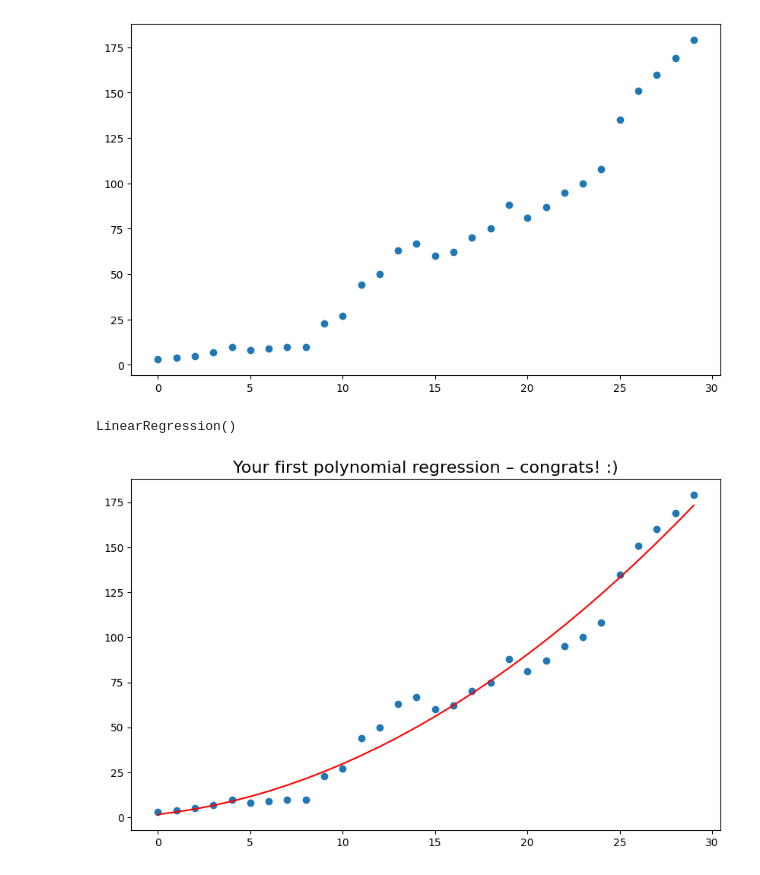
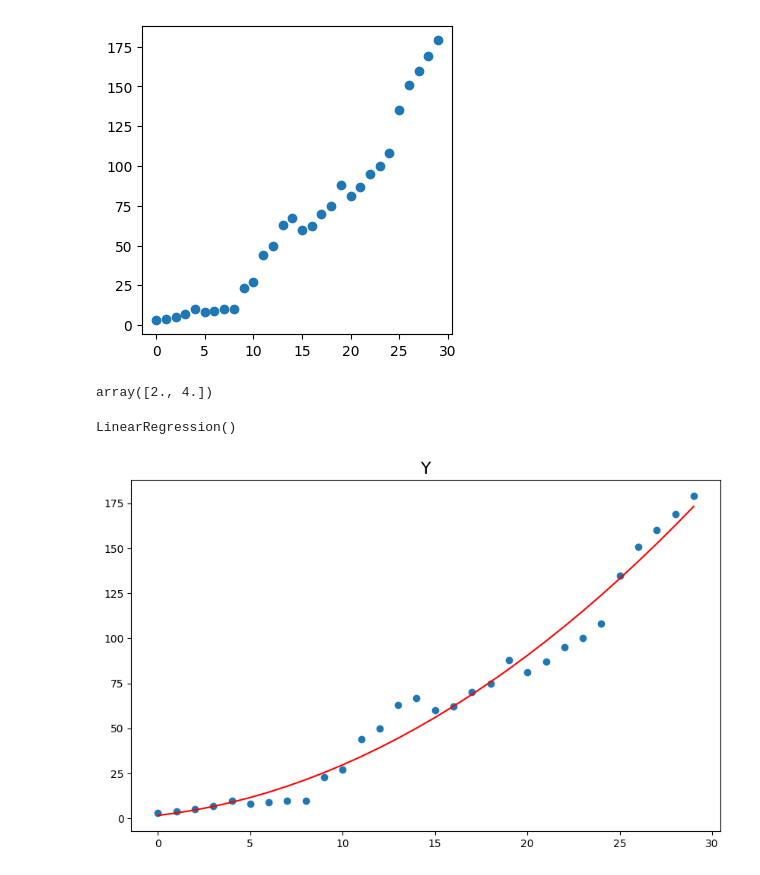
Before and after one commit to MohamadElnomrossie/Alex7, a Jupyter notebook: Polynomial regression.ipynb, the cells around one changed output. Cells and saved outputs as stored; diff of their text form; code cells hidden in the pictures.

```diff
--- a/Polynomial regression.ipynb
+++ b/Polynomial regression.ipynb
@@ -8,16 +8,20 @@ from sklearn.model_selection import train_test_split
 # %%
 x = np.arange(0, 30)
 y = [3, 4, 5, 7, 10, 8, 9, 10, 10, 23, 27, 44, 50, 63, 67, 60,
      62, 70, 75, 88, 81, 87, 95, 100, 108, 135, 151, 160, 169, 179]
-plt.figure(figsize=(10,6))
+plt.figure(figsize=(4,4))
 plt.scatter(x, y)
 plt.show()
 # %% [output]
-[figure, old version]
+[figure, new version]
 # %%
 poly = PolynomialFeatures(degree=2, include_bias=False)
 # %%
 poly_features = poly.fit_transform(x.reshape(-1, 1))
+# %%
+poly_features[2]
+# %% [output]
+array([2., 4.])
 # %%
 poly_features = poly.fit_transform(x.reshape(-1, 1))
 # %%
@@ -29,9 +33,9 @@ LinearRegression()
 y_predicted = poly_reg_model.predict(poly_features)
 # %%
 plt.figure(figsize=(10, 6))
-plt.title("Your first polynomial regression – congrats! :)", size=16)
+plt.title("Y", size=16)
 plt.scatter(x, y)
 plt.plot(x, y_predicted, c="red")
 plt.show()
 # %% [output]
-[figure, old version]
+[figure, new version]
```
